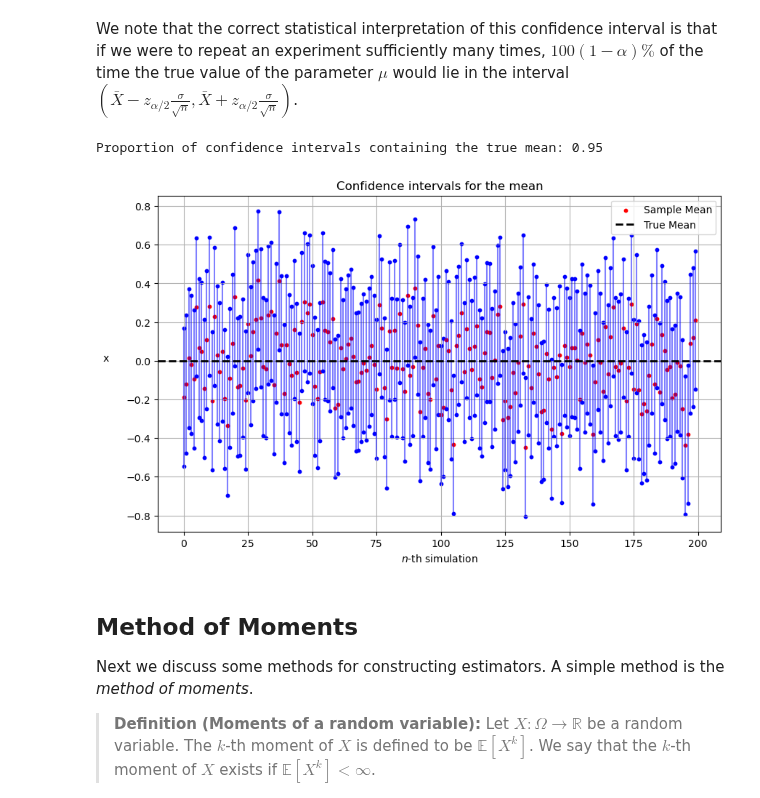
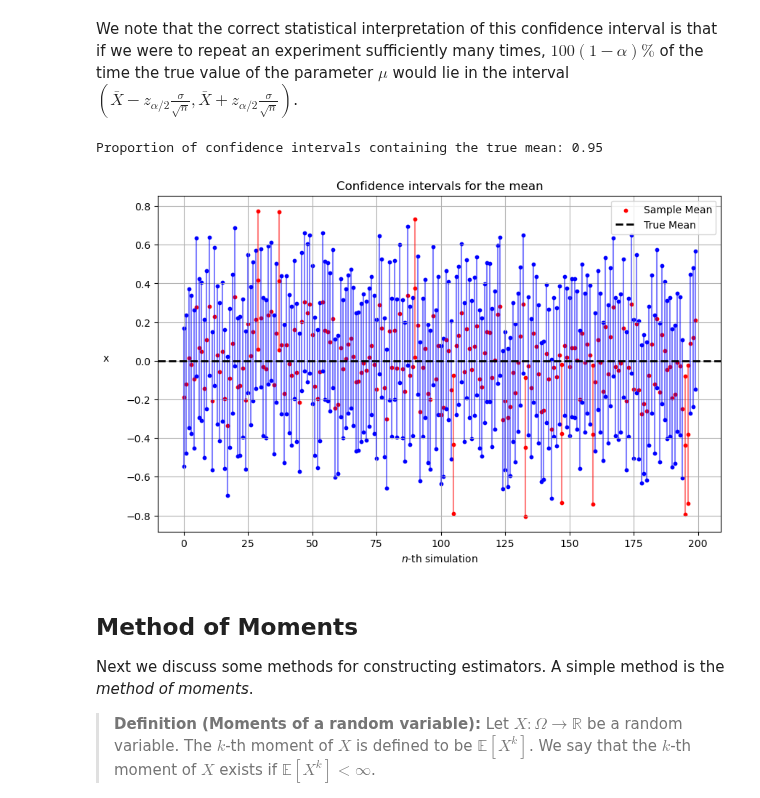
Before and after one commit to jkoganem/Teaching-Advanced-Linear-Algebra-21366, a Jupyter notebook: notes/05-Statistics.ipynb, the cells around one changed output. Saved outputs shown, nothing was run; the diff lists cells and outputs as text; code cells hidden in the pictures.

```diff
--- a/notes/05-Statistics.ipynb
+++ b/notes/05-Statistics.ipynb
@@ -228,37 +228,38 @@ for _ in range(num_simulations):
     samples = np.random.normal(loc=true_mean, scale=true_std, size=n)
     sample_mean = np.mean(samples)
     sample_means.append(sample_mean)
     se = true_std / np.sqrt(n)
     z_value = norm.ppf(1 - alpha / 2)
     ci_lower = sample_mean - z_value * se
     ci_upper = sample_mean + z_value * se
     confidence_intervals.append((ci_lower, ci_upper))
 
     if ci_lower <= true_mean <= ci_upper:
         count_contains_true_mean += 1
 
 proportion = count_contains_true_mean / num_simulations
 print(f"Proportion of confidence intervals containing the true mean: {proportion:.2f}")
 
 plt.figure(figsize=(10, 6))
 
 for i, (ci_lower, ci_upper) in enumerate(confidence_intervals):
-    plt.plot([i, i], [ci_lower, ci_upper], color='blue', alpha=0.5)
-    plt.scatter(i, ci_lower, color='blue', s=10)
-    plt.scatter(i, ci_upper, color='blue', s=10)
+    color = 'blue' if ci_lower <= true_mean <= ci_upper else 'red'
+    plt.plot([i, i], [ci_lower, ci_upper], color=color, alpha=0.5)
+    plt.scatter(i, ci_lower, color=color, s=10)
+    plt.scatter(i, ci_upper, color=color, s=10)
     plt.scatter(i, sample_means[i], color='red', s=10, label='Sample Mean' if i == 0 else "")
 
 plt.axhline(true_mean, color='black', linestyle='dashed', linewidth=2, label='True Mean')
 
 plt.xlabel('$n$-th simulation')
 plt.ylabel('x', rotation=0, labelpad=20)
 plt.title('Confidence intervals for the mean')
 plt.legend()
 plt.grid(True)
 plt.show()
 # %% [output]
 Proportion of confidence intervals containing the true mean: 0.95
-[figure, old version]
+[figure, new version]
 # %% [markdown]
 ## Method of Moments
 
```
Also changed, not shown: 1 other file.
